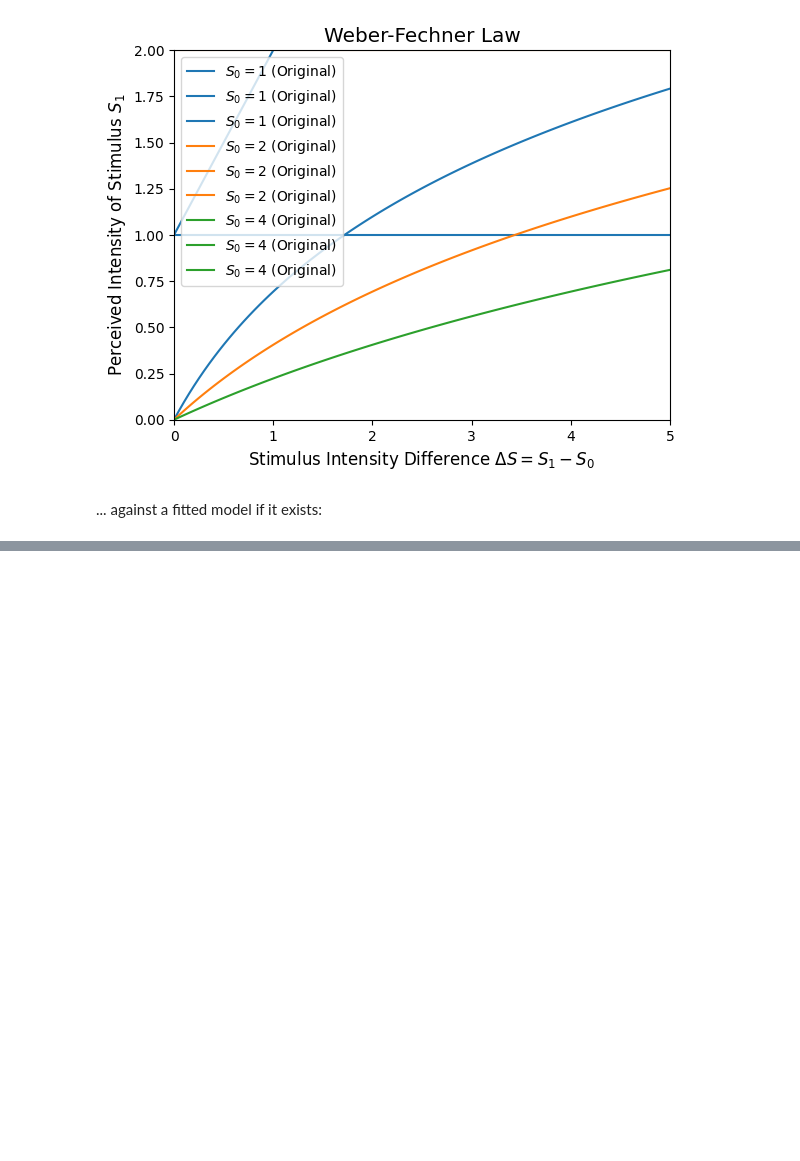
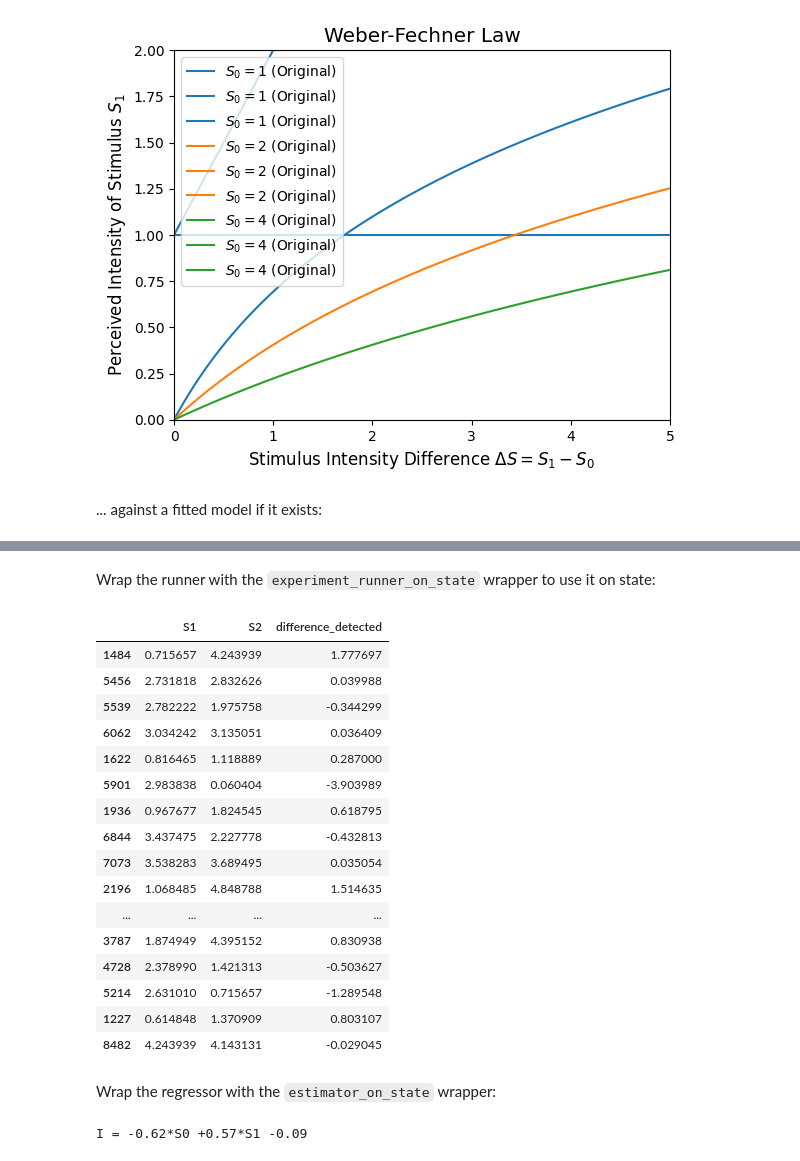
Before and after one commit to AutoResearch/autora-synthetic, a Jupyter notebook: docs/Example.ipynb, the cells around one changed output, grey strips where cells are left out. Saved outputs shown, nothing was run; the diff lists cells and outputs as text; code cells hidden in the pictures; blank space fills up the shorter version.

Commit message:
docs: make example work with state logic (also make pre-commit run)

```diff
--- a/docs/Example.ipynb
+++ b/docs/Example.ipynb
@@ -170,0 +139,12 @@ I = -0.49 S0 +0.58 S1 -0.21
+# %%
+from autora.state import StandardState, on_state, experiment_runner_on_state, estimator_on_state
+from autora.experimentalist.grid import grid_pool
+from autora.experimentalist.random import random_sample
+from functools import partial
+import random
+
+# We can get the variables from the runner
+variables = s.variables
+
+# With the variables, we initialize a StandardState
+state = StandardState(variables)
@@ -170,0 +153,9 @@ I = -0.49 S0 +0.58 S1 -0.21
+# %%
+# Wrap the functions to use on state
+# Experimentalists:
+pool_on_state = on_state(grid_pool, output=['conditions'])
+sample_on_state = on_state(random_sample, output=['conditions'])
+
+state = pool_on_state(state)
+state = sample_on_state(state, num_samples=20)
+print(state.conditions)
@@ -170,0 +180,43 @@ I = -0.49 S0 +0.58 S1 -0.21
+# %% [markdown]
+Wrap the runner with the `experiment_runner_on_state` wrapper to use it on state:
+# %%
+# Runner:
+run_on_state = experiment_runner_on_state(s.run)
+state = run_on_state(state)
+
+state.experiment_data
+# %% [output]
+|  | S1 | S2 | difference_detected |
+| 1484 | 0.715657 | 4.243939 | 1.777697 |
+| 5456 | 2.731818 | 2.832626 | 0.039988 |
+| 5539 | 2.782222 | 1.975758 | -0.344299 |
+| 6062 | 3.034242 | 3.135051 | 0.036409 |
+| 1622 | 0.816465 | 1.118889 | 0.287000 |
+| 5901 | 2.983838 | 0.060404 | -3.903989 |
+| 1936 | 0.967677 | 1.824545 | 0.618795 |
+| 6844 | 3.437475 | 2.227778 | -0.432813 |
+| 7073 | 3.538283 | 3.689495 | 0.035054 |
+| 2196 | 1.068485 | 4.848788 | 1.514635 |
+| ... | ... | ... | ... |
+| 3787 | 1.874949 | 4.395152 | 0.830938 |
+| 4728 | 2.378990 | 1.421313 | -0.503627 |
+| 5214 | 2.631010 | 0.715657 | -1.289548 |
+| 1227 | 0.614848 | 1.370909 | 0.803107 |
+| 8482 | 4.243939 | 4.143131 | -0.029045 |
+# %% [markdown]
+Wrap the regressor with the `estimator_on_state` wrapper:
+# %%
+theorist = LinearRegression()
+theorist_on_state = estimator_on_state(theorist)
+
+state = theorist_on_state(state)
+# Access the last model:
+model = state.models[-1]
+
+
+print(f"I = "
+      f"{model.coef_[0][0]:.2f}*S0 "
+      f"{model.coef_[0][1]:+.2f}*S1 "
+      f"{model.intercept_[0]:+.2f} ")
+# %% [output]
+I = -0.62*S0 +0.57*S1 -0.09
```
Also changed, not shown: parts of 9 cells of this notebook, 2 other files.
